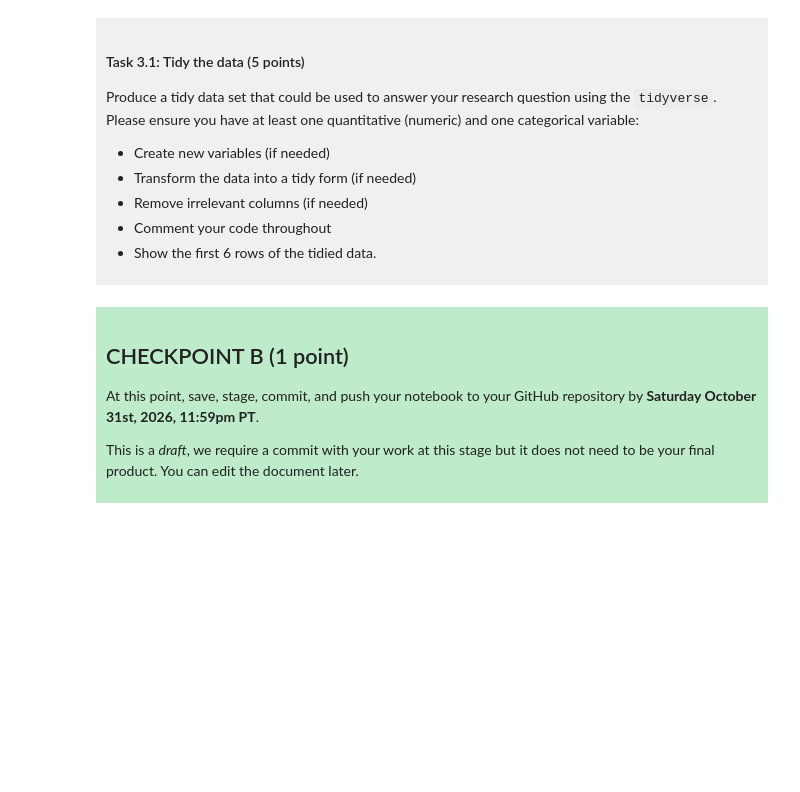
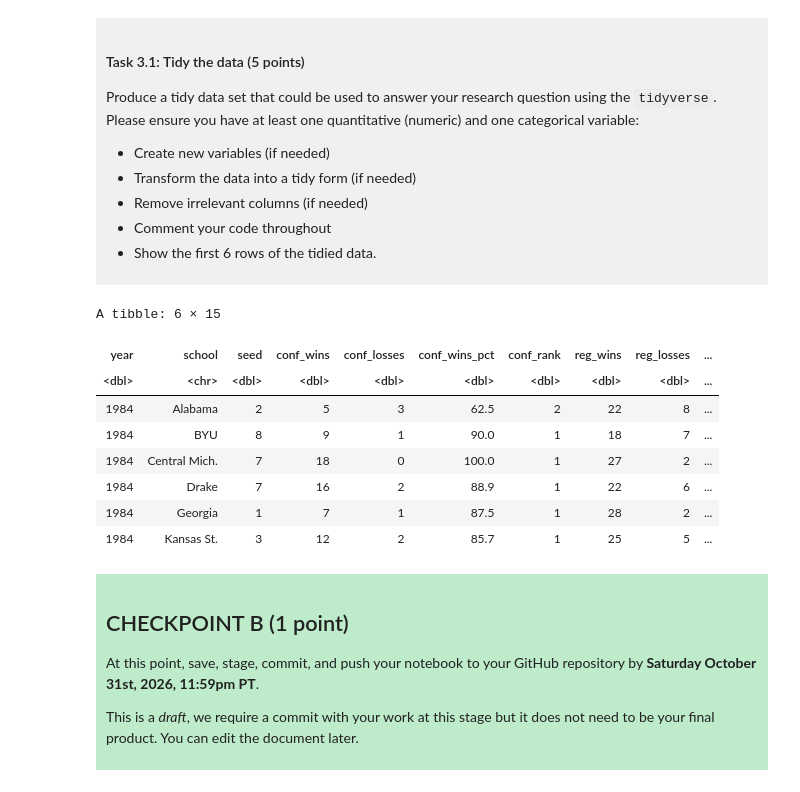
Before and after one commit to cfitzg24/DSCI_prj_2026, a Jupyter notebook: dsci-100-project-notebook.ipynb, the cells around one changed output. Cells and saved outputs as stored; diff of their text form; code cells hidden in the pictures; blank space fills up the shorter version.

Commit message:
Checkpoint B
Created research question and tidied data.

```diff
--- a/dsci-100-project-notebook.ipynb
+++ b/dsci-100-project-notebook.ipynb
@@ -221,7 +211,27 @@ Produce a tidy data set that could be used to answer your research question usin
 
 </div>
 # %%
-### EDIT THIS CODE CELL ###
+
+tidy_NCAA_data <- NCAA_data |>
+        filter(year >= 1984) |> #Filtered for after 1983 as data before 1983 has excessive N/A values
+        select(-conference, - first_game_at_home, - division) |> #removed non-numerical variables containing unnecessary data.
+        select(-tourney_losses, - tourney_finish, - total_wins, - total_losses, - total_wins_pct) |> #removed variables with data from after/during the conference -> cannot use tournament performance to predict tournament performance
+        drop_na(conf_rank) |> #drops schools with no conference data => analyze only schools that have conference data
+        mutate(season_wins = conf_wins + reg_wins)|>
+        mutate(season_losses = conf_losses + reg_losses)|>
+        mutate(season_wins_pct = season_wins *100 / (season_losses + season_wins)) #recalculated season totals without tournament data.
+
+head(tidy_NCAA_data, 6) #shows first 6 rows of data
+# %% [output]
+A tibble: 6 × 15
+| year | school | seed | conf_wins | conf_losses | conf_wins_pct | conf_rank | reg_wins | reg_losses | ... |
+| <dbl> | <chr> | <dbl> | <dbl> | <dbl> | <dbl> | <dbl> | <dbl> | <dbl> | ... |
+| 1984 | Alabama | 2 | 5 | 3 | 62.5 | 2 | 22 | 8 | ... |
+| 1984 | BYU | 8 | 9 | 1 | 90.0 | 1 | 18 | 7 | ... |
+| 1984 | Central Mich. | 7 | 18 | 0 | 100.0 | 1 | 27 | 2 | ... |
+| 1984 | Drake | 7 | 16 | 2 | 88.9 | 1 | 22 | 6 | ... |
+| 1984 | Georgia | 1 | 7 | 1 | 87.5 | 1 | 28 | 2 | ... |
+| 1984 | Kansas St. | 3 | 12 | 2 | 85.7 | 1 | 25 | 5 | ... |
 # %% [markdown]
 <div style="background-color: #beebca; padding: 10px;">
 
```
Also changed, not shown: parts of 3 cells of this notebook.
